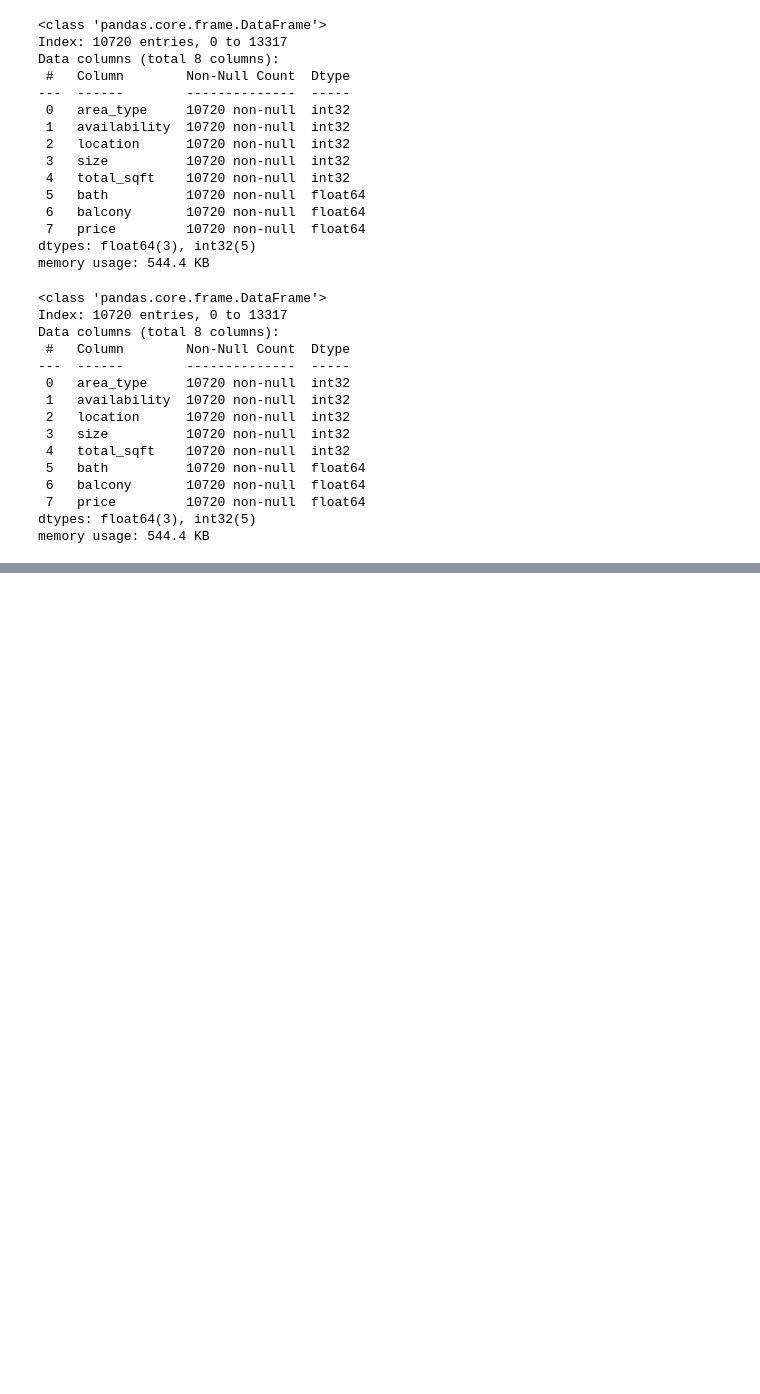
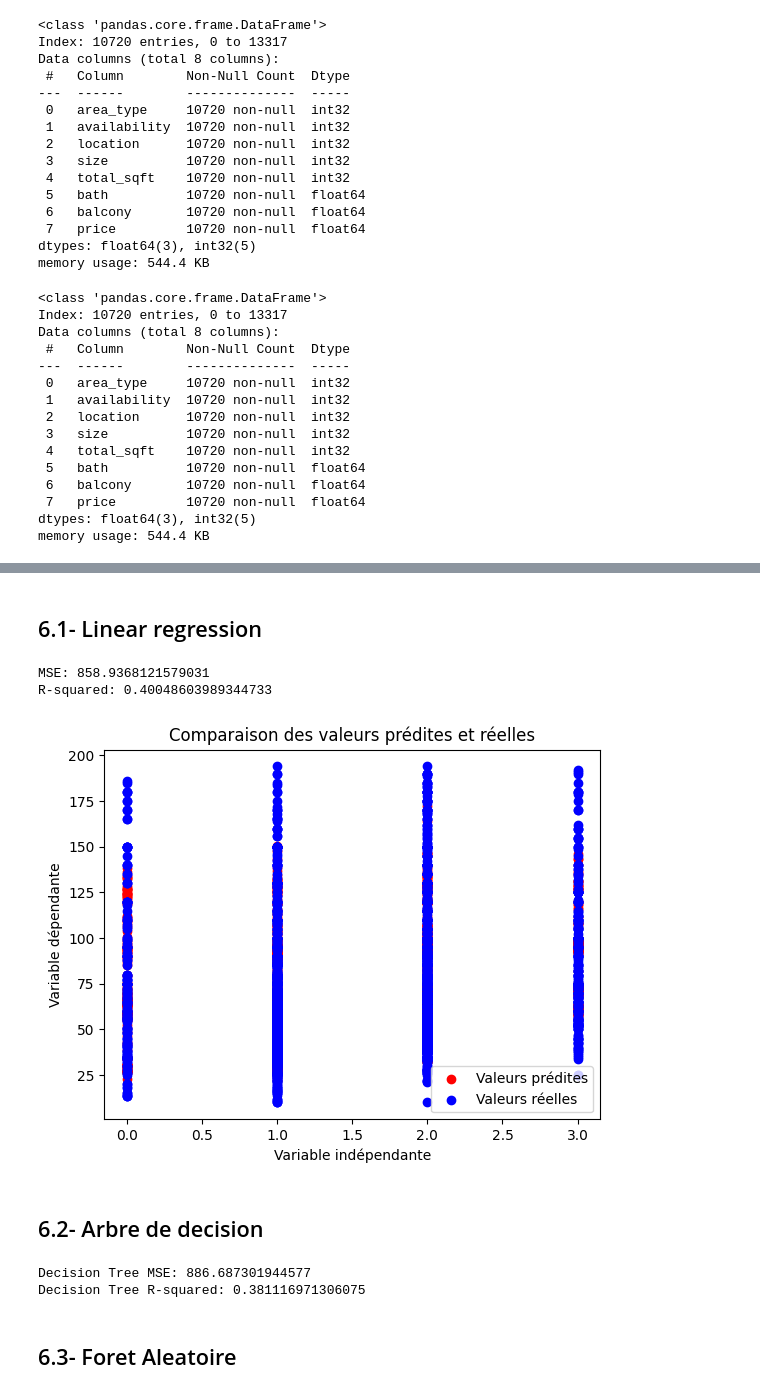
Before and after one commit to khawlabel/projet_Ml, a Jupyter notebook: projet_Ml.ipynb, the cells around one changed output, grey strips where cells are left out. Cells and saved outputs as stored; diff of their text form; code cells hidden in the pictures; blank space fills up the shorter version.

```diff
--- a/projet_Ml.ipynb
+++ b/projet_Ml.ipynb
@@ -40,7 +88,7 @@ warnings.filterwarnings('ignore')
 # %%
 
 
-file_path = r"C:\Users\DELL\Desktop\projet_Ml\Bengaluru_House_Data.csv"
+file_path = r"C:\Users\NIS\Desktop\2CS\S2\ML\tps\projet_Ml\Bengaluru_House_Data.csv"
 
 try:
     # Attempt to read the CSV file
@@ -339,0 +397,72 @@ memory usage: 544.4 KB
+# %%
+from sklearn.model_selection import train_test_split
+
+X = data.drop('price', axis=1)  # Caractéristiques
+y = data['price']  # Étiquettes
+
+X_train, X_test, y_train, y_test = train_test_split(X, y, test_size=0.2, random_state=42)
+# %% [markdown]
+## 6.1- Linear regression
+# %%
+from sklearn.linear_model import LinearRegression
+from sklearn.metrics import mean_squared_error, r2_score
+
+# Instanciez et entraînez le modèle Linear regression
+model = LinearRegression()
+model.fit(X_train, y_train)
+
+# Effectuez des prédictions sur l'ensemble de test
+y_pred = model.predict(X_test)
+
+# Évaluez les performances du modèle Linear regression
+mse = mean_squared_error(y_test, y_pred)
+r2 = r2_score(y_test, y_pred)
+print(f'MSE: {mse}')
+print(f'R-squared: {r2}')
+# %% [output]
+MSE: 858.9368121579031
+R-squared: 0.40048603989344733
+# %%
+import matplotlib.pyplot as plt
+
+# Sélectionner une colonne spécifique de X pour tracer les valeurs prédites et réelles
+col_index = 6  # Indice de la colonne à utiliser (ajustez selon votre besoin)
+X_col = X_test.iloc[:, col_index]  # Sélectionner la colonne à utiliser
+
+# Créer un nuage de points pour comparer les valeurs réelles et prédites
+# Tracer les valeurs prédites
+plt.scatter(X_col, y_pred, color='red', label='Valeurs prédites')
+
+# Tracer les valeurs réelles
+plt.scatter(X_col, y_test, color='blue', label='Valeurs réelles')
+
+plt.xlabel('Variable indépendante')
+plt.ylabel('Variable dépendante')
+plt.title('Comparaison des valeurs prédites et réelles')
+plt.legend()
+plt.show()
+# %% [output]
+[figure, added]
+# %% [markdown]
+## 6.2- Arbre de decision
+# %%
+from sklearn.tree import DecisionTreeRegressor
+from sklearn.metrics import mean_squared_error, r2_score
+
+# Instancier et entraîner le modèle Decision Tree
+dt_model = DecisionTreeRegressor(random_state=42)
+dt_model.fit(X_train, y_train)
+
+# Effectuez des prédictions sur l'ensemble de test
+y_pred_dt = dt_model.predict(X_test)
+
+# Évaluez les performances du modèle Decision Tree
+mse_dt = mean_squared_error(y_test, y_pred_dt)
+r2_dt = r2_score(y_test, y_pred_dt)
+print(f'Decision Tree MSE: {mse_dt}')
+print(f'Decision Tree R-squared: {r2_dt}')
+# %% [output]
+Decision Tree MSE: 886.687301944577
+Decision Tree R-squared: 0.381116971306075
+# %% [markdown]
+## 6.3- Foret Aleatoire
```
Also changed, not shown: parts of 9 cells of this notebook.
